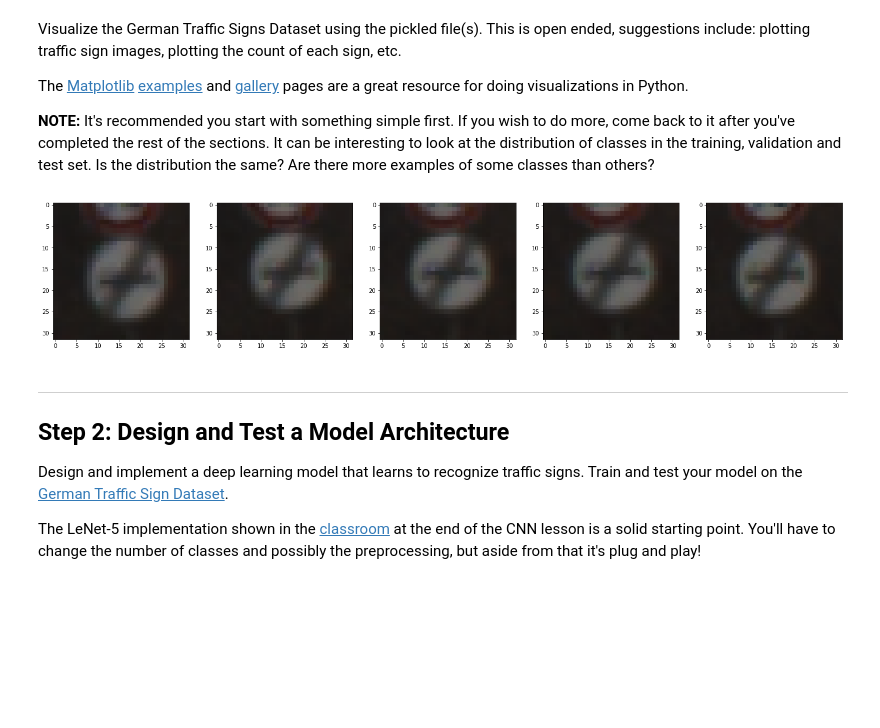
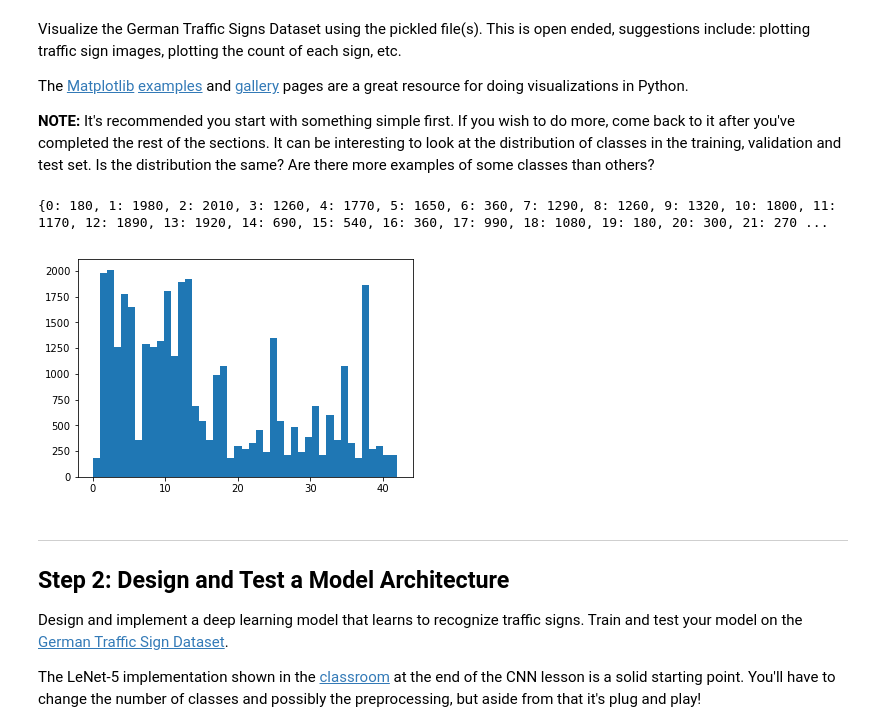
Before and after one commit to Ossenx/traffic-sign-classifier, a Jupyter notebook: Traffic_Sign_Classifier.ipynb, the cells around one changed output. Drawn from its saved outputs; the diff is of its cells as text; code cells hidden in the pictures; blank space fills up the shorter version.

```diff
--- a/Traffic_Sign_Classifier.ipynb
+++ b/Traffic_Sign_Classifier.ipynb
@@ -96,26 +103,21 @@ The [Matplotlib](http://matplotlib.org/) [examples](http://matplotlib.org/exampl
 # %%
 ### Data exploration visualization code goes here.
 ### Feel free to use as many code cells as needed.
 import matplotlib.pyplot as plt
 import random
 import numpy as np
 # Visualizations will be shown in the notebook.
 %matplotlib inline
 
-def draw_it(data, row_len=5, cmap=None):
-    for offset in range(0, 5, row_len):
-        batch = data[offset:offset + row_len]
-        fig = plt.figure(figsize = (25, 5))
-        for i in range(5):
-            axis = fig.add_subplot(1, len(batch), i + 1)
-            image = batch[i]
-            if cmap == None: axis.imshow(image)
-            else: axis.imshow(image.squeeze(), cmap=cmap)
-        plt.show()
+unique, counts = np.unique(y_train, return_counts=True)
+hist_data = dict(zip(unique, counts))
+print(hist_data)
+hist = plt.hist(y_train, bins = n_classes)
 
-draw_it(X_train[: 5])
+highest_sign_count = hist[0].max()
 # %% [output]
+{0: 180, 1: 1980, 2: 2010, 3: 1260, 4: 1770, 5: 1650, 6: 360, 7: 1290, 8: 1260, 9: 1320, 10: 1800, 11: 1170, 12: 1890, 13: 1920, 14: 690, 15: 540, 16: 360, 17: 990, 18: 1080, 19: 180, 20: 300, 21: 270 ...
-[figure, old version]
+[figure, new version]
 # %% [markdown]
 ----
 
```
Also changed, not shown: parts of 10 cells of this notebook, 2 other files.
